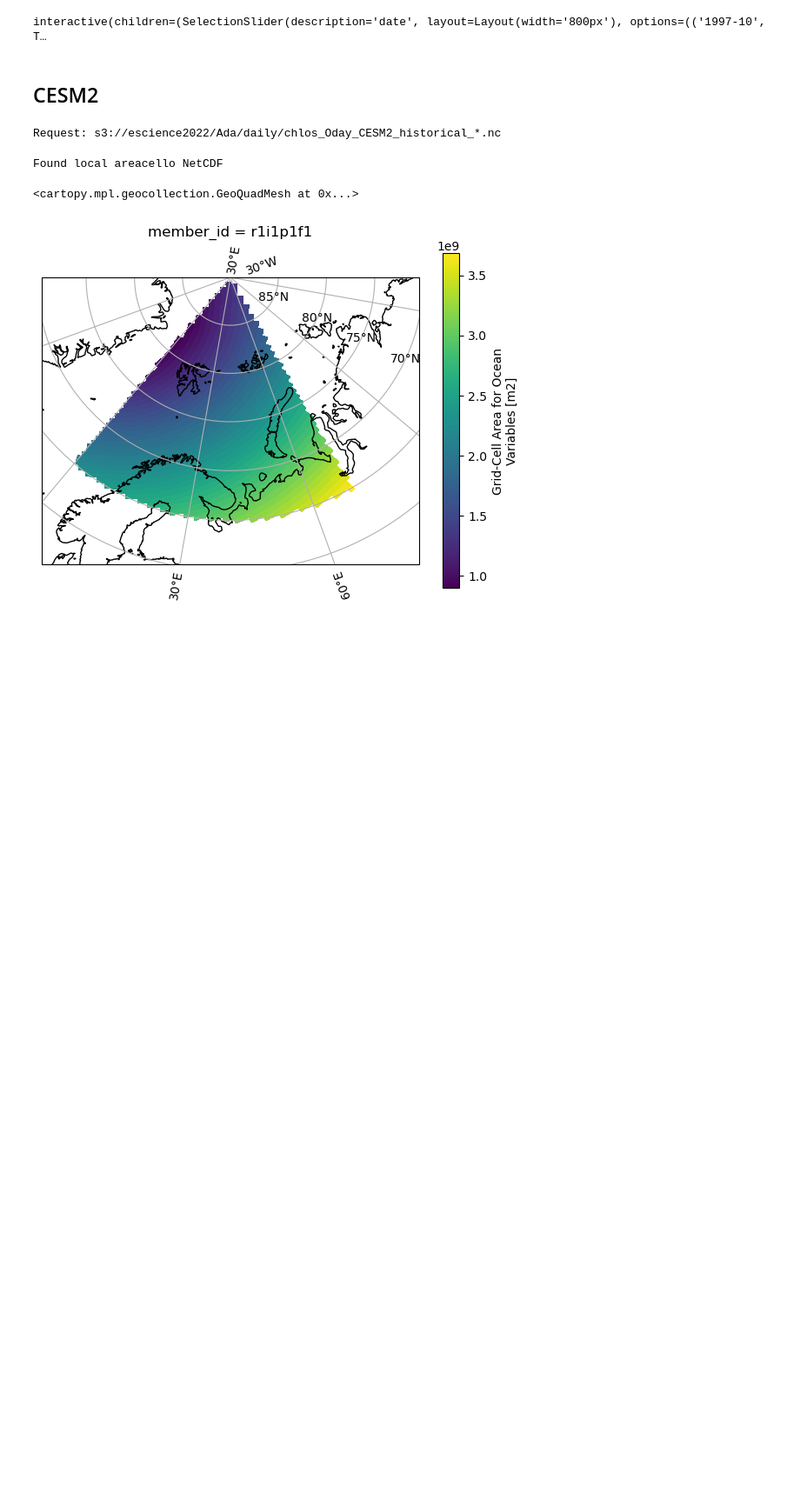
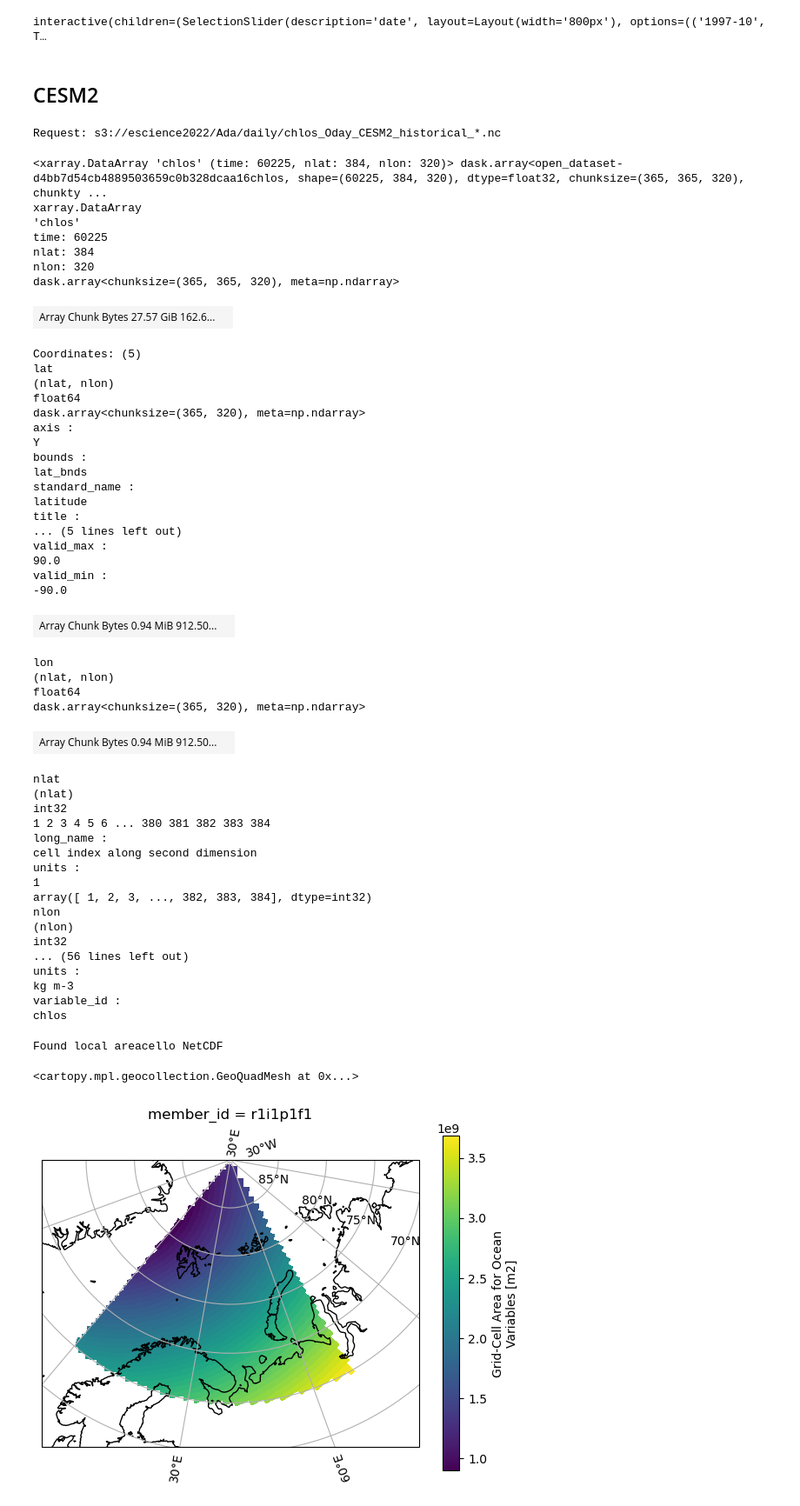
Before and after one commit to eScience-course/Tjaernoe2022-group6, a Jupyter notebook: notebooks/Stian/main.ipynb, the cells around one changed output. Shown at 87% size. Saved outputs shown, nothing was run; the diff lists cells and outputs as text; code cells hidden in the pictures; blank space fills up the shorter version.

```diff
--- a/notebooks/Stian/main.ipynb
+++ b/notebooks/Stian/main.ipynb
@@ -73,10 +76,61 @@ interactive(children=(SelectionSlider(description='date', layout=Layout(width='8
 # %% [markdown]
 ## CESM2
 # %%
-chlos_cesm = get_bucket_data(variable='chlos', time_res='daily', model='CESM2', experiment='historical')
+chlos_cesm = get_bucket_data(variable='chlos', time_res='daily', model='CESM2', experiment='historical', chunks=365)
 chlos_cesm_shifted = shift_longitude(chlos_cesm)
 # %% [output]
 Request: s3://escience2022/Ada/daily/chlos_Oday_CESM2_historical_*.nc
+# %%
+chlos_cesm_shifted
+# %% [output]
+<xarray.DataArray 'chlos' (time: 60225, nlat: 384, nlon: 320)> dask.array<open_dataset-d4bb7d54cb4889503659c0b328dcaa16chlos, shape=(60225, 384, 320), dtype=float32, chunksize=(365, 365, 320), chunkty ...
+xarray.DataArray
+'chlos'
+time: 60225
+nlat: 384
+nlon: 320
+dask.array<chunksize=(365, 365, 320), meta=np.ndarray>
+| Array Chunk Bytes 27.57 GiB 162.6... |  |
+Coordinates: (5)
+lat
+(nlat, nlon)
+float64
+dask.array<chunksize=(365, 320), meta=np.ndarray>
+axis :
+Y
+bounds :
+lat_bnds
+standard_name :
+latitude
+title :
+... (5 lines left out)
+valid_max :
+90.0
+valid_min :
+-90.0
+| Array Chunk Bytes 0.94 MiB 912.50... |  |
+lon
+(nlat, nlon)
+float64
+dask.array<chunksize=(365, 320), meta=np.ndarray>
+| Array Chunk Bytes 0.94 MiB 912.50... |  |
+nlat
+(nlat)
+int32
+1 2 3 4 5 6 ... 380 381 382 383 384
+long_name :
+cell index along second dimension
+units :
+1
+array([ 1, 2, 3, ..., 382, 383, 384], dtype=int32)
+nlon
+(nlon)
+int32
+... (56 lines left out)
+units :
+kg m-3
+variable_id :
+chlos
 # %%
 areacello_cesm = get_areacello('CESM2')
 # %% [output]
```
Also changed, not shown: parts of 3 cells of this notebook.
